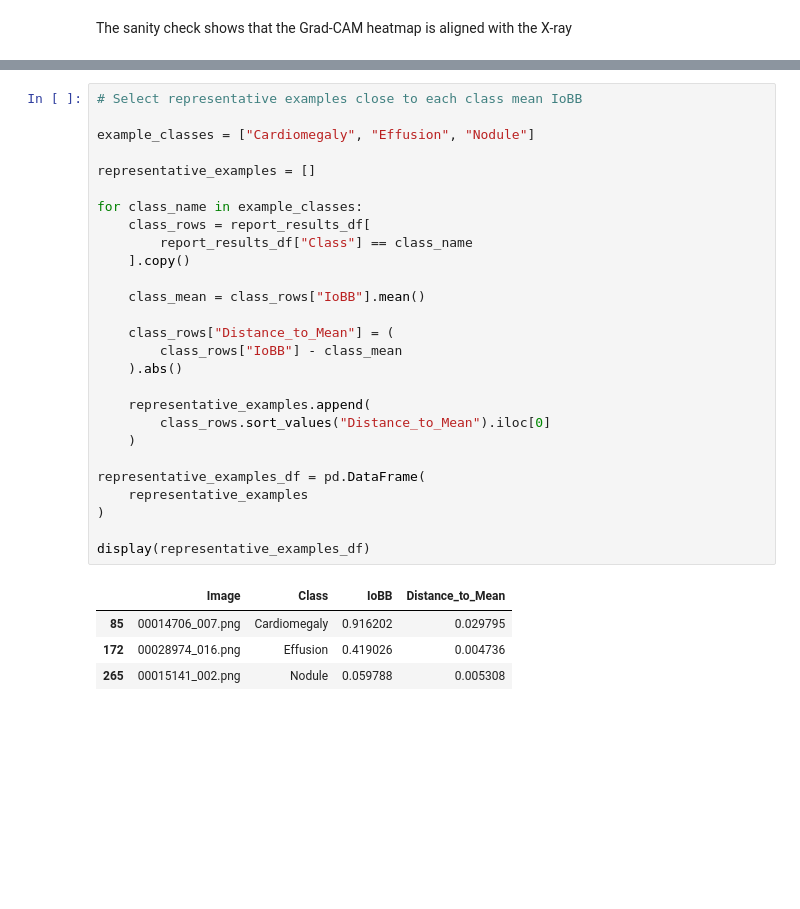
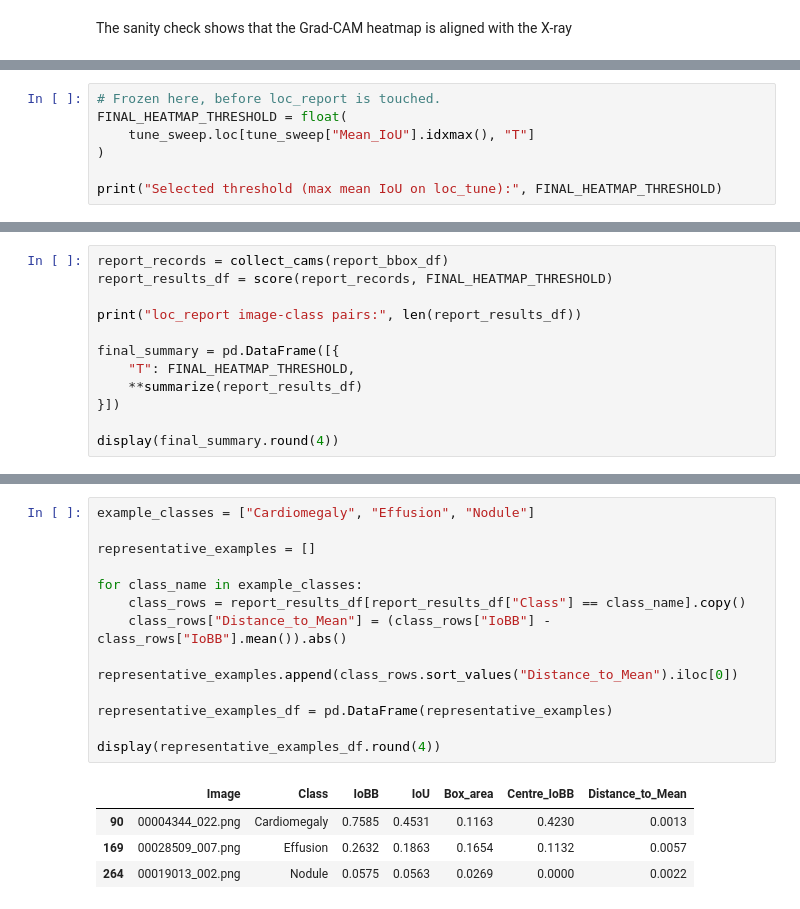
Before and after one commit to l136758/explainable-multilabel-chest-xray, a Jupyter notebook: notebooks/convnext-gradcam-localization.ipynb, the cells around one changed output, grey strips where cells are left out. Drawn from its saved outputs; the diff is of its cells as text; blank space fills up the shorter version.

```diff
--- a/notebooks/convnext-gradcam-localization.ipynb
+++ b/notebooks/convnext-gradcam-localization.ipynb
@@ -454,0 +513,7 @@ The heatmap threshold is selected using `loc_tune` only,It is then frozen before
+# %%
+# Frozen here, before loc_report is touched.
+FINAL_HEATMAP_THRESHOLD = float(
+    tune_sweep.loc[tune_sweep["Mean_IoU"].idxmax(), "T"]
+)
+
+print("Selected threshold (max mean IoU on loc_tune):", FINAL_HEATMAP_THRESHOLD)
@@ -581,0 +526,12 @@ display(class_summary)
+# %%
+report_records = collect_cams(report_bbox_df)
+report_results_df = score(report_records, FINAL_HEATMAP_THRESHOLD)
+
+print("loc_report image-class pairs:", len(report_results_df))
+
+final_summary = pd.DataFrame([{
+    "T": FINAL_HEATMAP_THRESHOLD,
+    **summarize(report_results_df)
+}])
+
+display(final_summary.round(4))
@@ -582,33 +598,19 @@ display(class_summary)
 # %%
-# Select representative examples close to each class mean IoBB
-
 example_classes = ["Cardiomegaly", "Effusion", "Nodule"]
 
 representative_examples = []
 
 for class_name in example_classes:
-    class_rows = report_results_df[
-        report_results_df["Class"] == class_name
-    ].copy()
+    class_rows = report_results_df[report_results_df["Class"] == class_name].copy()
+    class_rows["Distance_to_Mean"] = (class_rows["IoBB"] - class_rows["IoBB"].mean()).abs()
+    representative_examples.append(class_rows.sort_values("Distance_to_Mean").iloc[0])
 
-    class_mean = class_rows["IoBB"].mean()
+representative_examples_df = pd.DataFrame(representative_examples)
 
-    class_rows["Distance_to_Mean"] = (
-        class_rows["IoBB"] - class_mean
-    ).abs()
-
-    representative_examples.append(
-        class_rows.sort_values("Distance_to_Mean").iloc[0]
-    )
-
-representative_examples_df = pd.DataFrame(
-    representative_examples
-)
-
-display(representative_examples_df)
+display(representative_examples_df.round(4))
 # %% [output]
-|  | Image | Class | IoBB | Distance_to_Mean |
-| 85 | 00014706_007.png | Cardiomegaly | 0.916202 | 0.029795 |
-| 172 | 00028974_016.png | Effusion | 0.419026 | 0.004736 |
-| 265 | 00015141_002.png | Nodule | 0.059788 | 0.005308 |
+|  | Image | Class | IoBB | IoU | Box_area | Centre_IoBB | Distance_to_Mean |
+| 90 | 00004344_022.png | Cardiomegaly | 0.7585 | 0.4531 | 0.1163 | 0.4230 | 0.0013 |
+| 169 | 00028509_007.png | Effusion | 0.2632 | 0.1863 | 0.1654 | 0.1132 | 0.0057 |
+| 264 | 00019013_002.png | Nodule | 0.0575 | 0.0563 | 0.0269 | 0.0000 | 0.0022 |
 # %%
```
Also changed, not shown: parts of 30 cells of this notebook, 23 other files.
